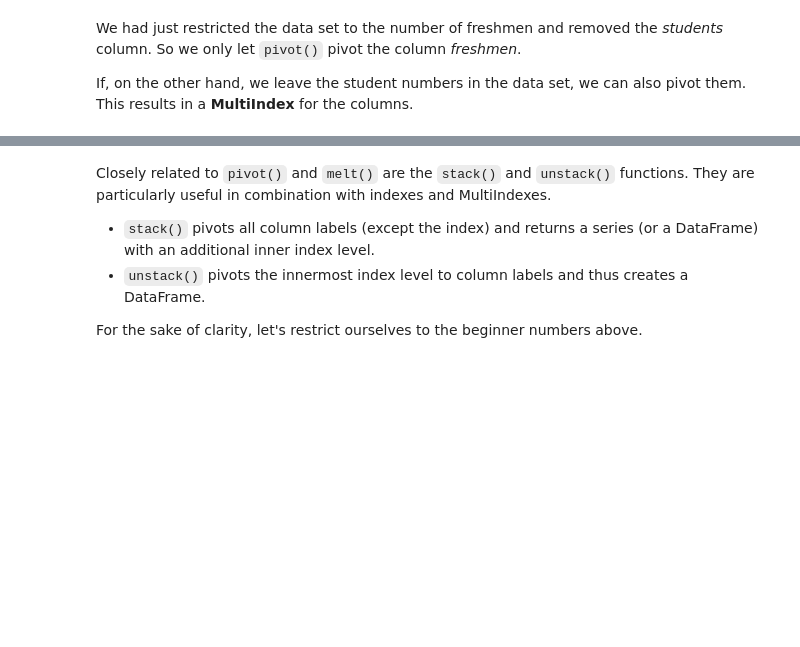
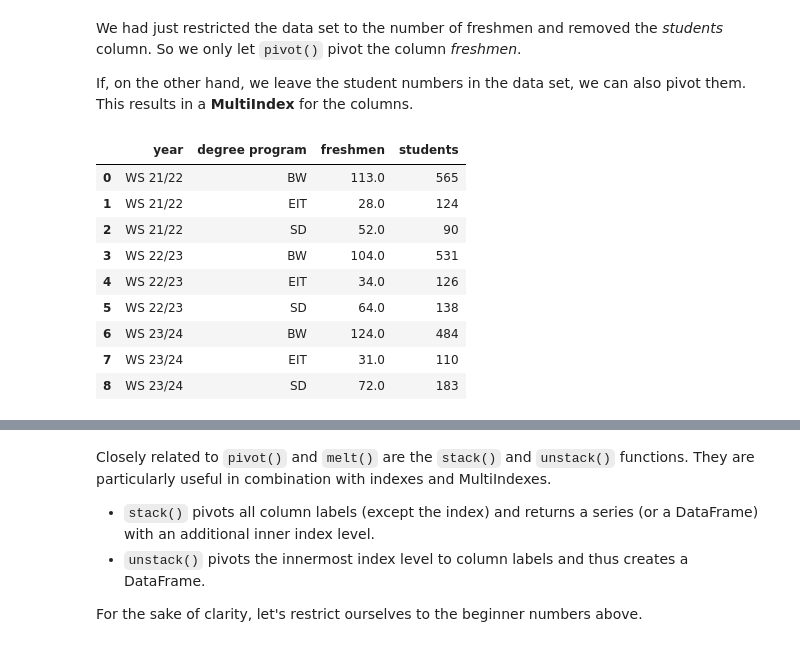
Before and after one commit to ZuebeyirEser/DataScienceCourseExercise, a Jupyter notebook: SecondThirdWeek/course_content_second_third_week.ipynb, the cells around one changed output, grey strips where cells are left out. Saved outputs shown, nothing was run; the diff lists cells and outputs as text; code cells hidden in the pictures; blank space fills up the shorter version.

```diff
--- a/SecondWeek/course_content_second.ipynb
+++ b/SecondThirdWeek/course_content_second_third_week.ipynb
@@ -556,3 +661,19 @@ So we only let `pivot()` pivot the column *freshmen*.
 
 If, on the other hand, we leave the student numbers in the data set, we can also pivot them.
 This results in a **MultiIndex** for the columns.
+# %%
+small_2 = students[
+    students["degree program"].isin(["BW", "SD", "EIT"])  &
+    students["year"].isin(["WS 21/22", "WS 22/23", "WS 23/24"])].reset_index(drop = True)
+small_2
+# %% [output]
+|  | year | degree program | freshmen | students |
+| 0 | WS 21/22 | BW | 113.0 | 565 |
+| 1 | WS 21/22 | EIT | 28.0 | 124 |
+| 2 | WS 21/22 | SD | 52.0 | 90 |
+| 3 | WS 22/23 | BW | 104.0 | 531 |
+| 4 | WS 22/23 | EIT | 34.0 | 126 |
+| 5 | WS 22/23 | SD | 64.0 | 138 |
+| 6 | WS 23/24 | BW | 124.0 | 484 |
+| 7 | WS 23/24 | EIT | 31.0 | 110 |
+| 8 | WS 23/24 | SD | 72.0 | 183 |
```
Also changed, not shown: parts of 16 cells of this notebook, 6 other files.
